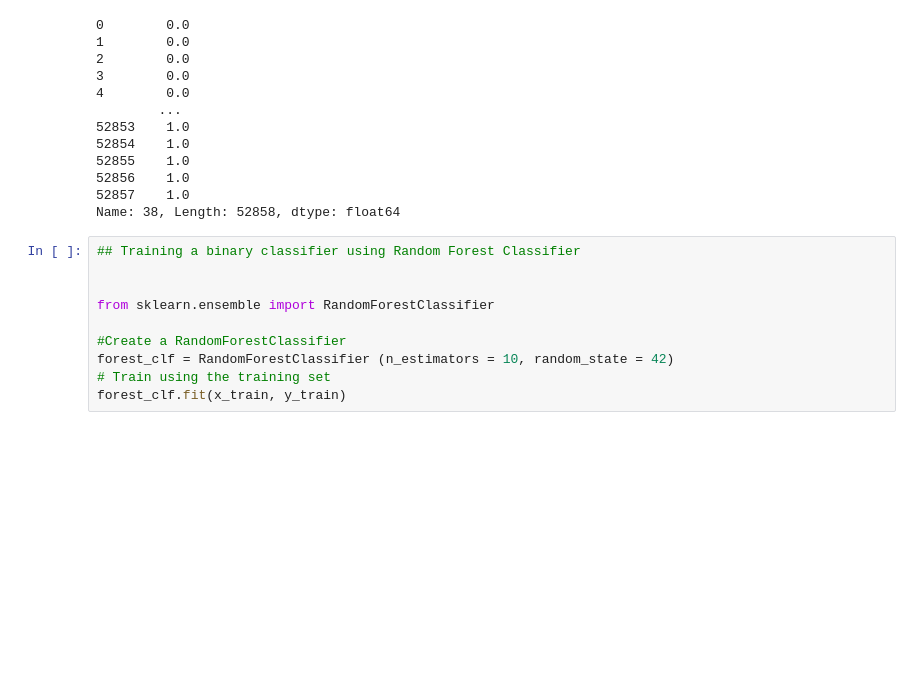
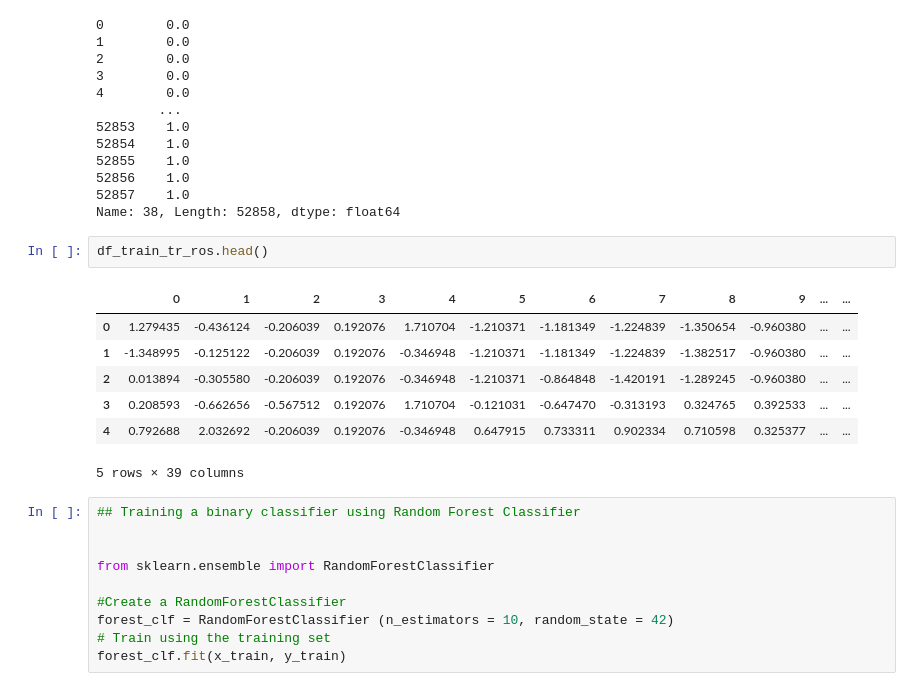
Before and after one commit to shinjoee/Assignment, a Jupyter notebook: RandomOverSampler-RandomForest.ipynb, the cells around one changed output. Drawn from its saved outputs; the diff is of its cells as text; blank space fills up the shorter version.

```diff
--- a/RandomOverSampler-RandomForest.ipynb
+++ b/RandomOverSampler-RandomForest.ipynb
@@ -200,6 +200,16 @@ y_train
 52856    1.0
 52857    1.0
 Name: 38, Length: 52858, dtype: float64
+# %%
+df_train_tr_ros.head()
+# %% [output]
+|  | 0 | 1 | 2 | 3 | 4 | 5 | 6 | 7 | 8 | 9 | ... | ... |
+| 0 | 1.279435 | -0.436124 | -0.206039 | 0.192076 | 1.710704 | -1.210371 | -1.181349 | -1.224839 | -1.350654 | -0.960380 | ... | ... |
+| 1 | -1.348995 | -0.125122 | -0.206039 | 0.192076 | -0.346948 | -1.210371 | -1.181349 | -1.224839 | -1.382517 | -0.960380 | ... | ... |
+| 2 | 0.013894 | -0.305580 | -0.206039 | 0.192076 | -0.346948 | -1.210371 | -0.864848 | -1.420191 | -1.289245 | -0.960380 | ... | ... |
+| 3 | 0.208593 | -0.662656 | -0.567512 | 0.192076 | 1.710704 | -0.121031 | -0.647470 | -0.313193 | 0.324765 | 0.392533 | ... | ... |
+| 4 | 0.792688 | 2.032692 | -0.206039 | 0.192076 | -0.346948 | 0.647915 | 0.733311 | 0.902334 | 0.710598 | 0.325377 | ... | ... |
+5 rows × 39 columns
 # %%
 ## Training a binary classifier using Random Forest Classifier
 
```
Also changed, not shown: parts of 6 cells of this notebook, 3 other files.
